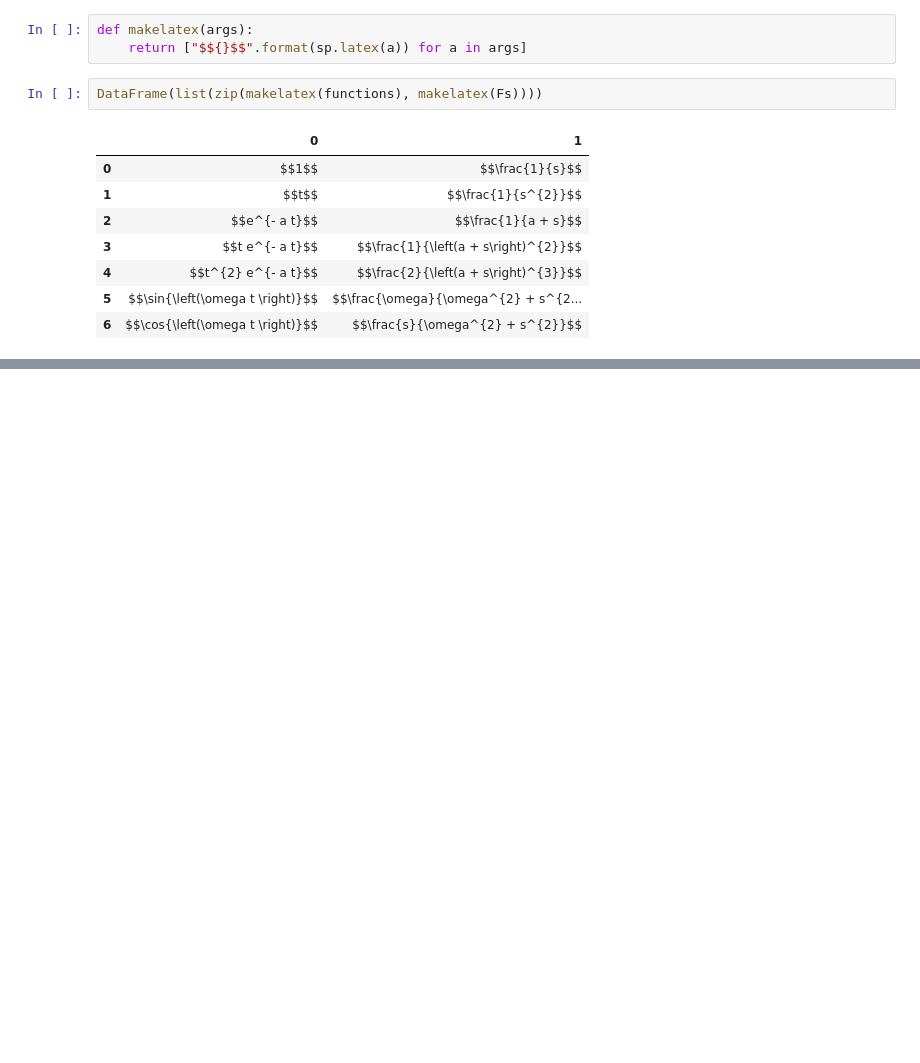
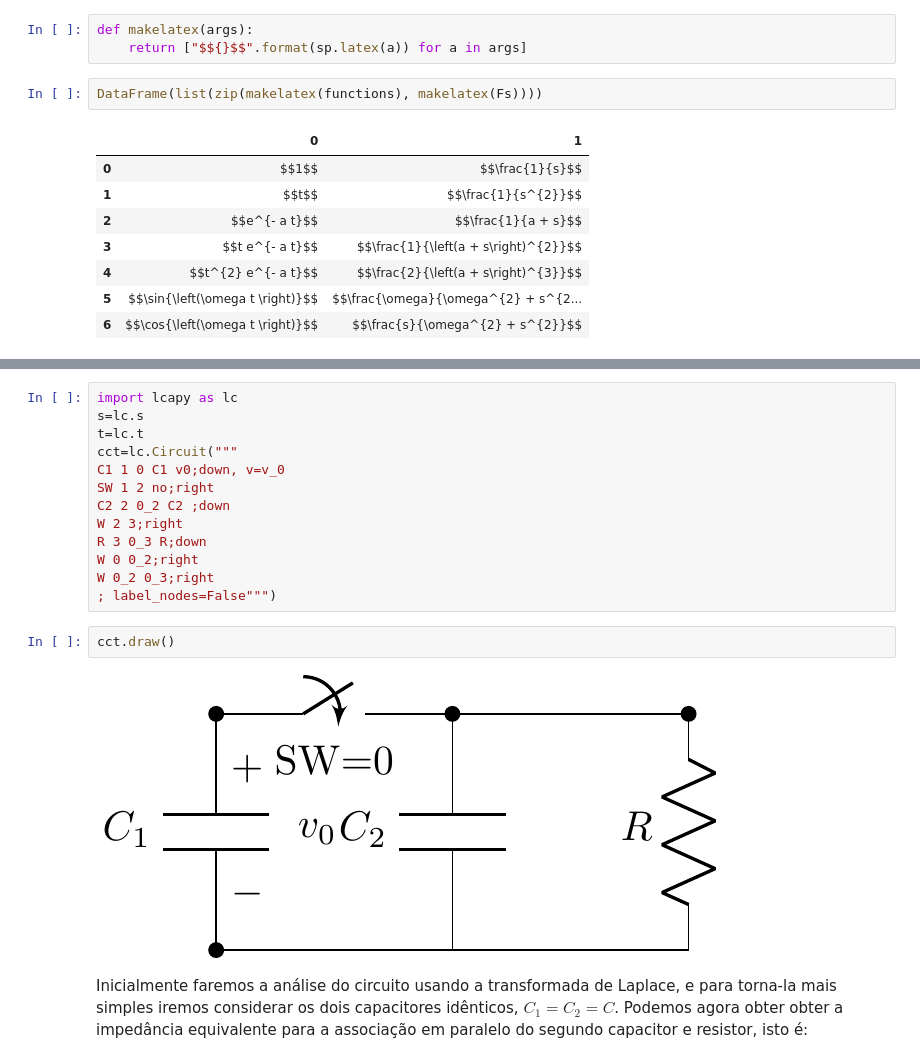
Before and after one commit to Mvanti/SistemasLineares, a Jupyter notebook: Sistemas Lineares-SCDLap_TransformadaLaplace.ipynb, the cells around one changed output, grey strips where cells are left out. Saved outputs shown, nothing was run; the diff lists cells and outputs as text; blank space fills up the shorter version.

```diff
--- a/Sistemas Lineares-SCDLap_TransformadaLaplace.ipynb
+++ b/Sistemas Lineares-SCDLap_TransformadaLaplace.ipynb
@@ -269,0 +282,19 @@ $$y(t)=\left(\frac{13}{2}e^{-2t}-3e^{-3t}-\frac{3}{2}e^{-4t}\right)u(t).$$
+# %%
+import lcapy as lc
+s=lc.s
+t=lc.t
+cct=lc.Circuit("""
+C1 1 0 C1 v0;down, v=v_0
+SW 1 2 no;right
+C2 2 0_2 C2 ;down
+W 2 3;right
+R 3 0_3 R;down
+W 0 0_2;right
+W 0_2 0_3;right
+; label_nodes=False""")
+# %%
+cct.draw()
+# %% [output]
+[figure, added]
+# %% [markdown]
+ Inicialmente faremos a análise do circuito usando a transformada de Laplace, e para torna-la mais simples iremos considerar os dois capacitores idênticos, $C_1=C_2=C$. Podemos agora obter obter a impedância equivalente para a associação em paralelo do segundo capacitor e resistor, isto é:
```
Also changed, not shown: parts of 30 cells of this notebook.
